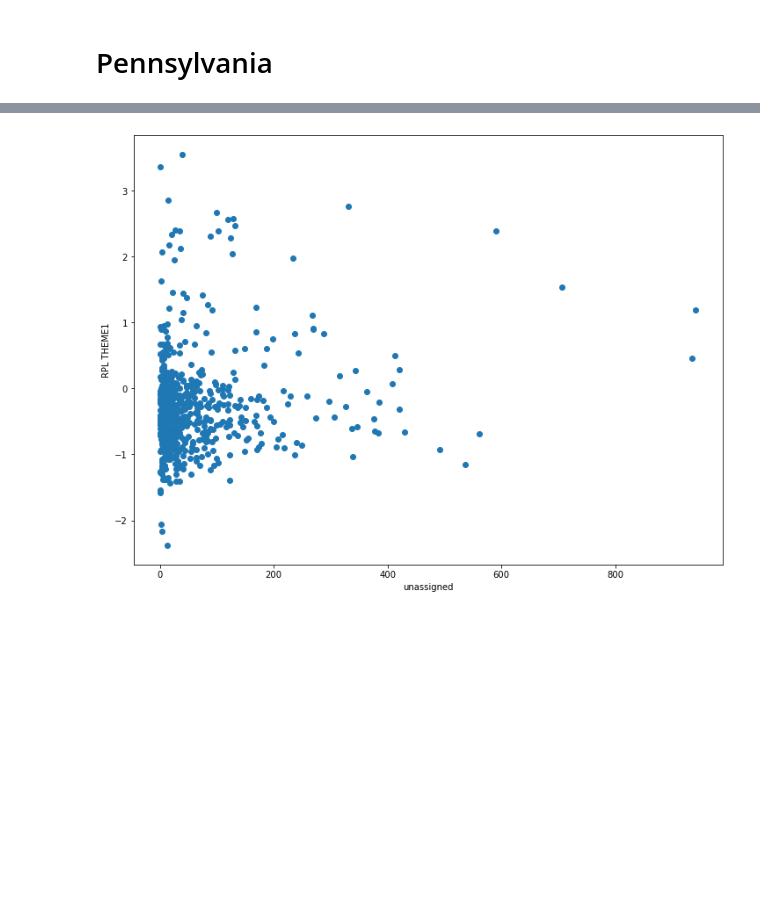
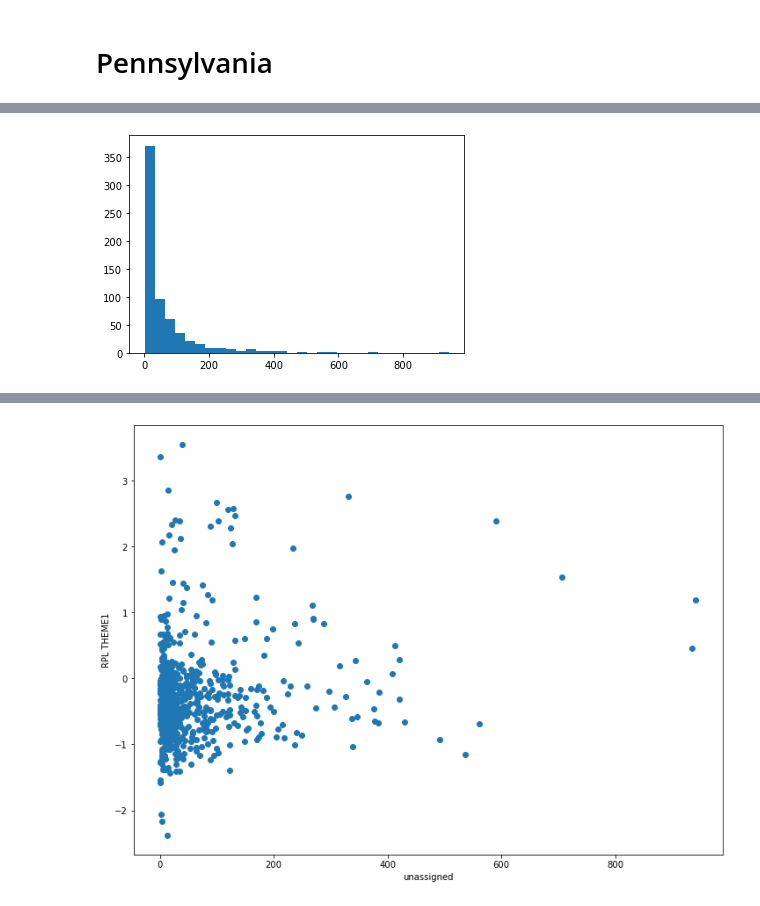
Before and after one commit to kaden-call2/Underserved_otp, a Jupyter notebook: final_notebook.ipynb, the cells around one changed output, grey strips where cells are left out. Cells and saved outputs as stored; diff of their text form; code cells hidden in the pictures; blank space fills up the shorter version.

```diff
--- a/final_notebook.ipynb
+++ b/final_notebook.ipynb
@@ -163,0 +134,5 @@ Right CRS: None
+# %%
+plt.hist(penn_lp[2]['picked'], bins=30)
+plt.show()
+# %% [output]
+[figure, added]
```
Also changed, not shown: parts of 20 cells of this notebook, 2 other files.
